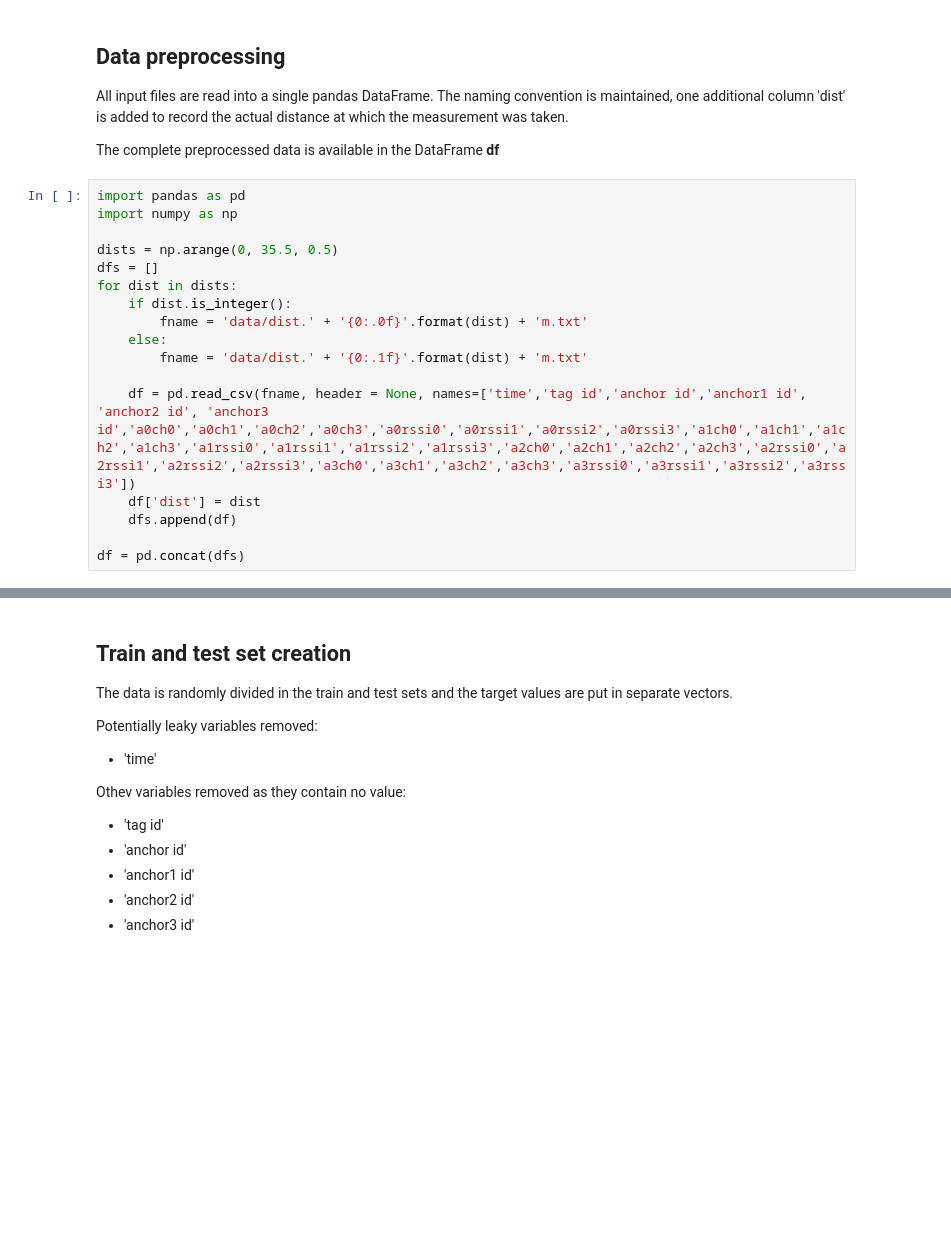
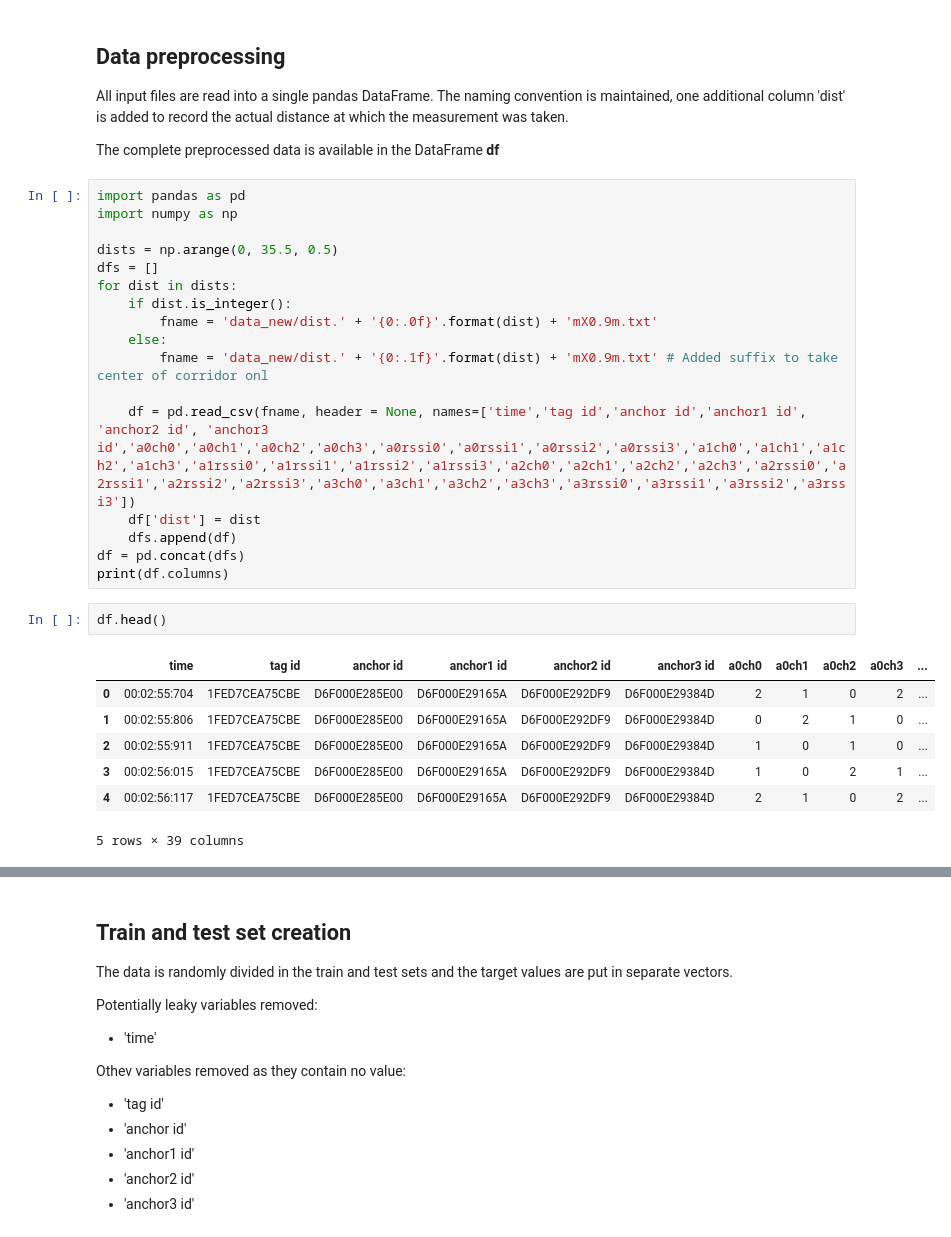
Before and after one commit to slaninam/Loc1D, a Jupyter notebook: data_exploration.ipynb, the cells around one changed output, grey strips where cells are left out. Drawn from its saved outputs; the diff is of its cells as text; blank space fills up the shorter version.

```diff
--- a/data_exploration.ipynb
+++ b/data_exploration.ipynb
@@ -34,12 +52,22 @@ dists = np.arange(0, 35.5, 0.5)
 dfs = []
 for dist in dists:
     if dist.is_integer():
-        fname = 'data/dist.' + '{0:.0f}'.format(dist) + 'm.txt'
+        fname = 'data_new/dist.' + '{0:.0f}'.format(dist) + 'mX0.9m.txt'
     else:
-        fname = 'data/dist.' + '{0:.1f}'.format(dist) + 'm.txt'
+        fname = 'data_new/dist.' + '{0:.1f}'.format(dist) + 'mX0.9m.txt' # Added suffix to take center of corridor onl
 
     df = pd.read_csv(fname, header = None, names=['time','tag id','anchor id','anchor1 id', 'anchor2 id', 'anchor3 id','a0ch0','a0ch1','a0ch2','a0ch3','a0rssi0','a0rssi1','a0rssi2','a0rssi3','a1ch0','a1ch1','a1ch2','a1ch3','a1rssi0','a1rssi1','a1rssi2','a1rssi3','a2ch0','a2ch1','a2ch2','a2ch3','a2rssi0','a2rssi1','a2rssi2','a2rssi3','a3ch0','a3ch1','a3ch2','a3ch3','a3rssi0','a3rssi1','a3rssi2','a3rssi3'])
     df['dist'] = dist
     dfs.append(df)
-
 df = pd.concat(dfs)
+print(df.columns)
+# %%
+df.head()
+# %% [output]
+|  | time | tag id | anchor id | anchor1 id | anchor2 id | anchor3 id | a0ch0 | a0ch1 | a0ch2 | a0ch3 | ... |
+| 0 | 00:02:55:704 | 1FED7CEA75CBE | D6F000E285E00 | D6F000E29165A | D6F000E292DF9 | D6F000E29384D | 2 | 1 | 0 | 2 | ... |
+| 1 | 00:02:55:806 | 1FED7CEA75CBE | D6F000E285E00 | D6F000E29165A | D6F000E292DF9 | D6F000E29384D | 0 | 2 | 1 | 0 | ... |
+| 2 | 00:02:55:911 | 1FED7CEA75CBE | D6F000E285E00 | D6F000E29165A | D6F000E292DF9 | D6F000E29384D | 1 | 0 | 1 | 0 | ... |
+| 3 | 00:02:56:015 | 1FED7CEA75CBE | D6F000E285E00 | D6F000E29165A | D6F000E292DF9 | D6F000E29384D | 1 | 0 | 2 | 1 | ... |
+| 4 | 00:02:56:117 | 1FED7CEA75CBE | D6F000E285E00 | D6F000E29165A | D6F000E292DF9 | D6F000E29384D | 2 | 1 | 0 | 2 | ... |
+5 rows × 39 columns
```
Also changed, not shown: parts of 3 cells of this notebook, 1 other file.
